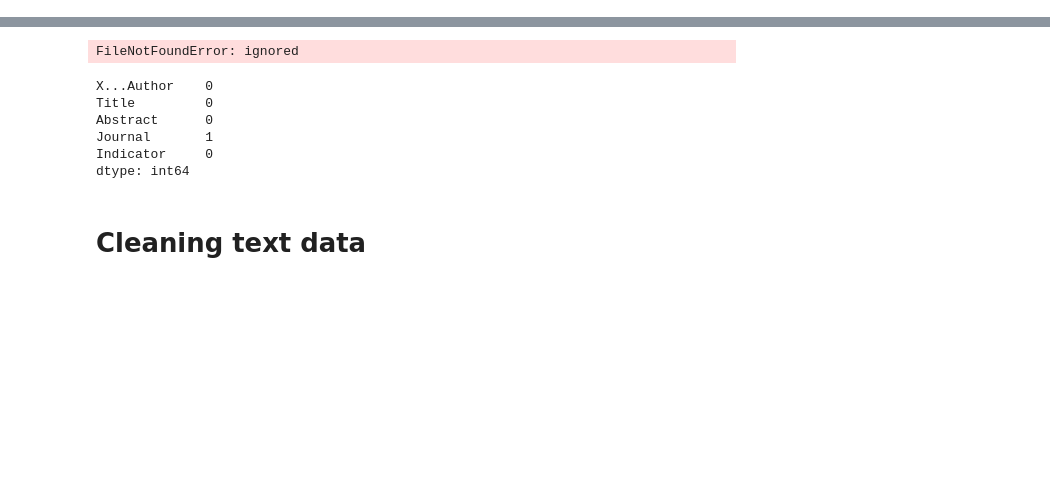
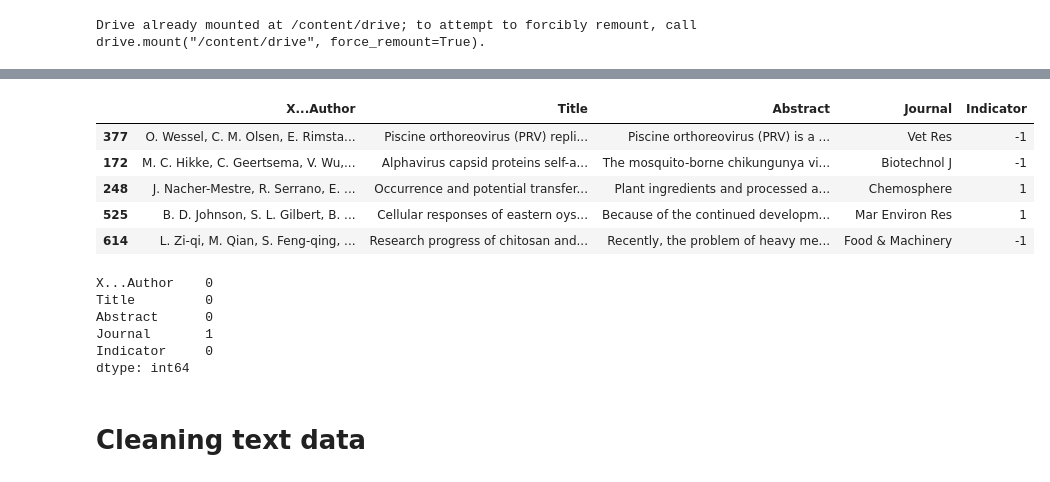
Before and after one commit to jsokolowska/ner-text-classification, a Jupyter notebook: practicalExcercise.ipynb, the cells around one changed output, grey strips where cells are left out. Drawn from its saved outputs; the diff is of its cells as text; code cells hidden in the pictures; blank space fills up the shorter version.

Commit message:
Fixed data loading

```diff
--- a/practicalExcercise.ipynb
+++ b/practicalExcercise.ipynb
@@ -1,3 +1,8 @@
+# %%
+from google.colab import drive
+drive.mount('/content/drive')
+# %% [output]
+Drive already mounted at /content/drive; to attempt to forcibly remount, call drive.mount("/content/drive", force_remount=True).
 # %%
 import pandas as pd
 import seaborn as sns
@@ -8,8 +13,8 @@ import numpy as np
 nltk.download('punkt')
 %matplotlib inline
 
-data_paths = [f'./data/refsa-sample-data/{x}/use_as_train_{x}.csv' for x in ["ERIS", "Isoflavones", "Bacillus"]]
-validation_paths =  [f'./data/refsa-sample-data/{x}/use_as_validation_{x}.csv' for x in ["ERIS", "Isoflavones", "Bacillus"]]
+data_paths = [f'drive/MyDrive/Data/refsa-sample-data/{x}/use_as_train_{x}.csv' for x in ["ERIS", "Isoflavones", "Bacillus"]]
+validation_paths =  [f'drive/MyDrive/Data/refsa-sample-data/{x}/use_as_validation_{x}.csv' for x in ["ERIS", "Isoflavones", "Bacillus"]]
 
 df = pd.read_csv(data_paths[0], index_col=0)
 df_test = pd.read_csv(validation_paths[0], index_col=0)
@@ -22,4 +28,9 @@ df.head()
-FileNotFoundError: ignored
+|  | X...Author | Title | Abstract | Journal | Indicator |
+| 377 | O. Wessel, C. M. Olsen, E. Rimsta... | Piscine orthoreovirus (PRV) repli... | Piscine orthoreovirus (PRV) is a ... | Vet Res | -1 |
+| 172 | M. C. Hikke, C. Geertsema, V. Wu,... | Alphavirus capsid proteins self-a... | The mosquito-borne chikungunya vi... | Biotechnol J | -1 |
+| 248 | J. Nacher-Mestre, R. Serrano, E. ... | Occurrence and potential transfer... | Plant ingredients and processed a... | Chemosphere | 1 |
+| 525 | B. D. Johnson, S. L. Gilbert, B. ... | Cellular responses of eastern oys... | Because of the continued developm... | Mar Environ Res | 1 |
+| 614 | L. Zi-qi, M. Qian, S. Feng-qing, ... | Research progress of chitosan and... | Recently, the problem of heavy me... | Food & Machinery | -1 |
 # %%
 #check for null values
 df.isnull().sum()
```
Also changed, not shown: parts of 5 cells of this notebook.
